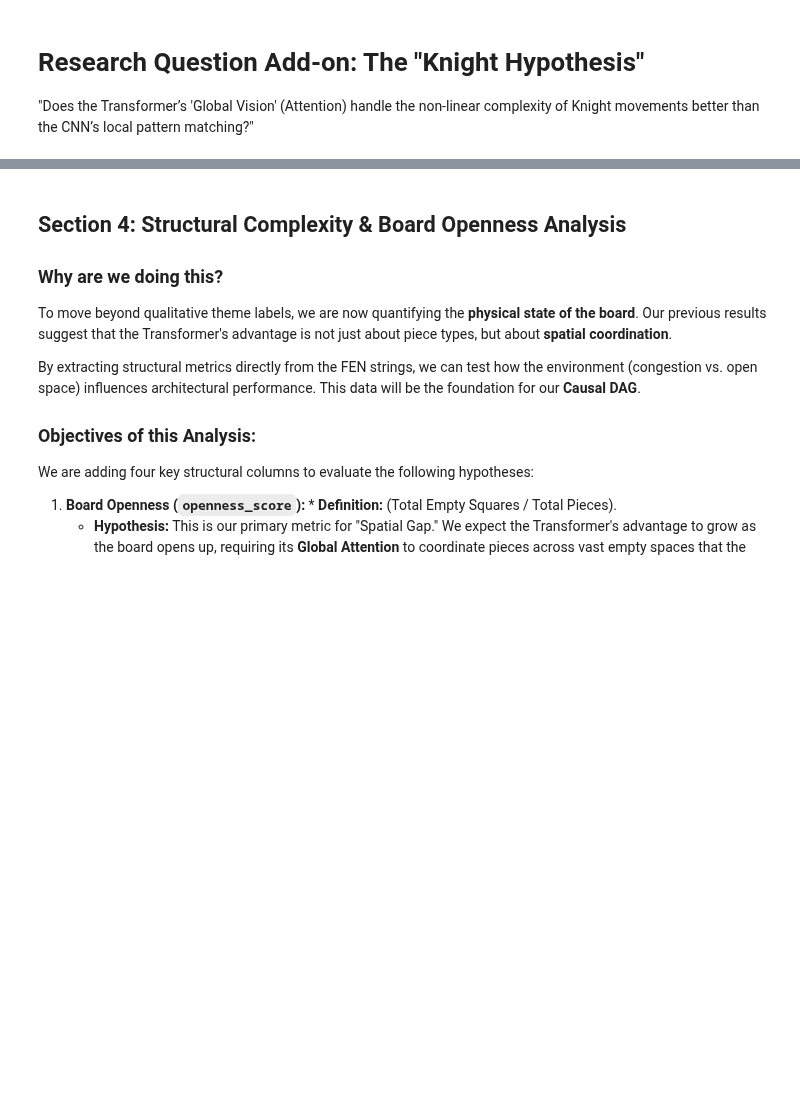
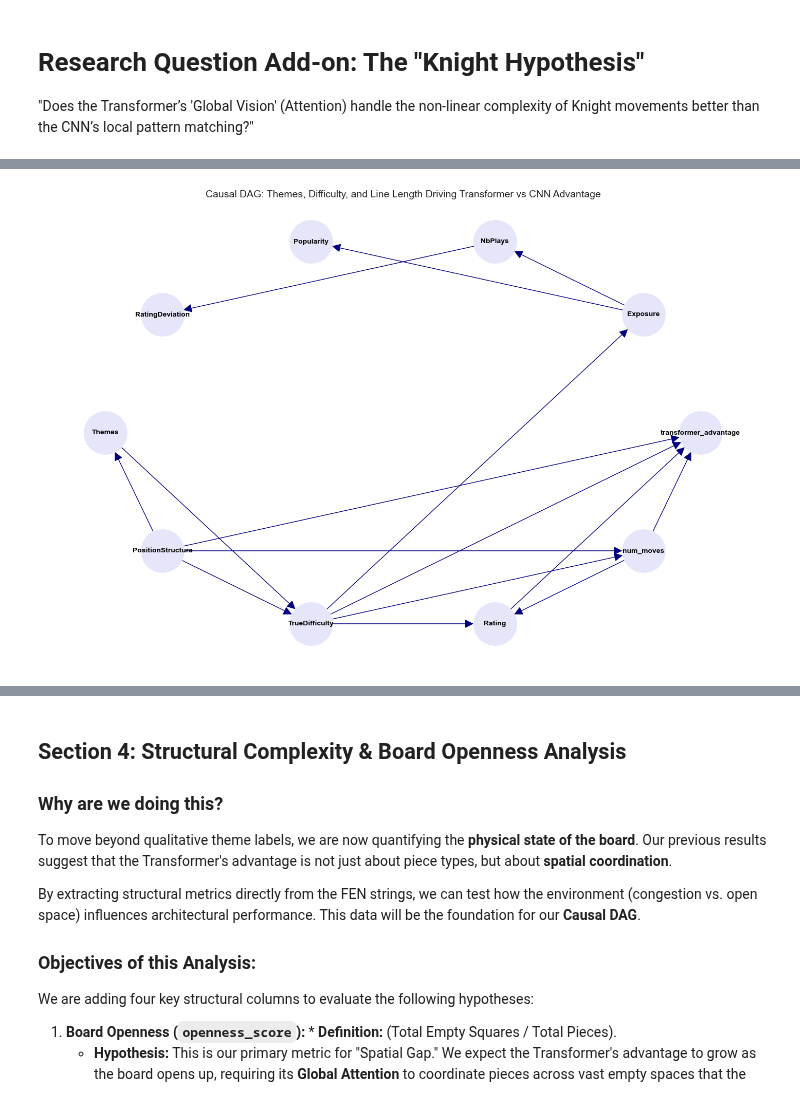
Before and after one commit to omarghara/CNN_vs_Transformer_in_Chess-Contradicting_Metrics, a Jupyter notebook: chess_policy_comparison_new.ipynb, the cells around one changed output, grey strips where cells are left out. Cells and saved outputs as stored; diff of their text form; code cells hidden in the pictures; blank space fills up the shorter version.

```diff
--- a/chess_policy_comparison_new.ipynb
+++ b/chess_policy_comparison_new.ipynb
@@ -1461,0 +1385,70 @@ Passing `palette` without assigning `hue` is deprecated and will be removed in v
+# %%
+import networkx as nx
+import matplotlib.pyplot as plt
+
+# Define the DAG structure
+dag = nx.DiGraph()
+
+# Nodes (match your final DAG)
+nodes = [
+    "Themes",
+    "PositionStructure",
+    "TrueDifficulty",
+    "Rating",
+    "num_moves",
+    "transformer_advantage",
+    "Exposure",
+    "NbPlays",
+    "Popularity",
+    "RatingDeviation"
+]
+dag.add_nodes_from(nodes)
+
+# Edges (your final DAG, with PositionStructure -> num_moves included)
+edges = [
+    # Core Logic Path
+    ("PositionStructure", "Themes"),   # Tactics are grounded in piece placement
+    ("Themes", "TrueDifficulty"),      # Tactical complexity drives difficulty
+    ("PositionStructure", "TrueDifficulty"), # Congestion affects difficulty
+    ("PositionStructure", "num_moves"), # Geometry limits/enables sequence length
+    ("PositionStructure", "transformer_advantage"), # Global vs Local spatial test
+
+    # Difficulty & Measurement Path
+    ("TrueDifficulty", "Rating"),      # Rating is the observable proxy
+    ("TrueDifficulty", "num_moves"),   # Harder puzzles often require deeper lines
+    ("TrueDifficulty", "transformer_advantage"), # Performance at elite levels
+    ("num_moves", "Rating"),                     # Depth increases observed difficulty
+    ("num_moves", "transformer_advantage"),      # The Calculation Depth/Horizon test
+    ("Rating", "transformer_advantage"),         # Observed difficulty effect
+
+    # Social/Data Quality Cluster (Isolated from Chess Logic)
+    ("Exposure", "NbPlays"),
+    ("Exposure", "Popularity"),
+    ("NbPlays", "RatingDeviation"),
+]
+
+edges.append(("TrueDifficulty", "Exposure"))
+
+dag.add_edges_from(edges)
+
+
+# Visualization
+plt.figure(figsize=(14, 9))
+pos = nx.shell_layout(dag)  # simple organized layout
+
+nx.draw(
+    dag, pos,
+    with_labels=True,
+    node_color='lavender',
+    node_size=3600,
+    font_size=10,
+    font_weight='bold',
+    arrowsize=25,
+    edge_color='navy'
+)
+
+plt.title("Causal DAG: Themes, Difficulty, and Line Length Driving Transformer vs CNN Advantage", fontsize=14)
+plt.tight_layout()
+plt.show()
+# %% [output]
+[figure, added]
```
Also changed, not shown: parts of 21 cells of this notebook.
